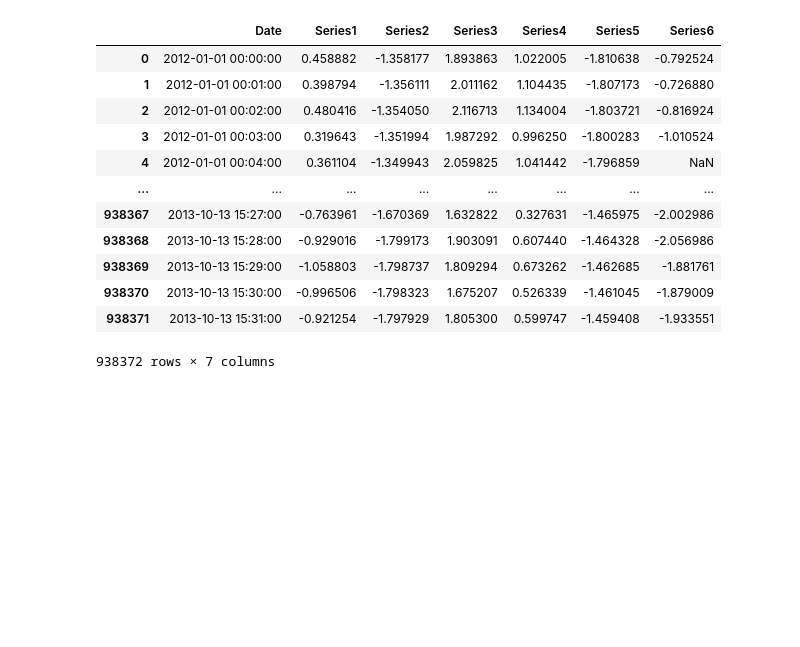
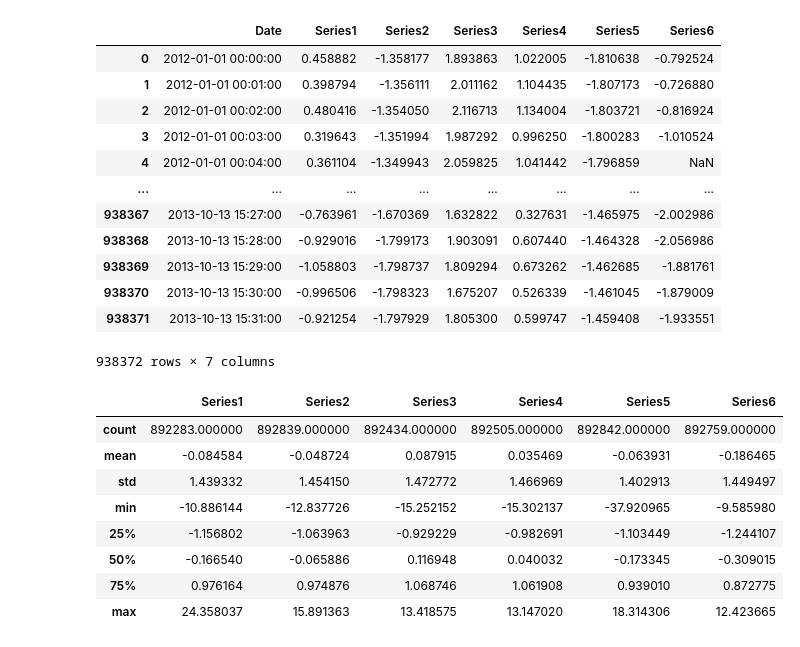
Before and after one commit to yehorkhod/khakatonchiki-time-series, a Jupyter notebook: Main.ipynb, the cells around one changed output. Cells and saved outputs as stored; diff of their text form; code cells hidden in the pictures; blank space fills up the shorter version.

```diff
--- a/Main.ipynb
+++ b/Main.ipynb
@@ -21,3 +23,15 @@ df
 | 938370 | 2013-10-13 15:30:00 | -0.996506 | -1.798323 | 1.675207 | 0.526339 | -1.461045 | -1.879009 |
 | 938371 | 2013-10-13 15:31:00 | -0.921254 | -1.797929 | 1.805300 | 0.599747 | -1.459408 | -1.933551 |
 938372 rows × 7 columns
+# %%
+df.describe()
+# %% [output]
+|  | Series1 | Series2 | Series3 | Series4 | Series5 | Series6 |
+| count | 892283.000000 | 892839.000000 | 892434.000000 | 892505.000000 | 892842.000000 | 892759.000000 |
+| mean | -0.084584 | -0.048724 | 0.087915 | 0.035469 | -0.063931 | -0.186465 |
+| std | 1.439332 | 1.454150 | 1.472772 | 1.466969 | 1.402913 | 1.449497 |
+| min | -10.886144 | -12.837726 | -15.252152 | -15.302137 | -37.920965 | -9.585980 |
+| 25% | -1.156802 | -1.063963 | -0.929229 | -0.982691 | -1.103449 | -1.244107 |
+| 50% | -0.166540 | -0.065886 | 0.116948 | 0.040032 | -0.173345 | -0.309015 |
+| 75% | 0.976164 | 0.974876 | 1.068746 | 1.061908 | 0.939010 | 0.872775 |
+| max | 24.358037 | 15.891363 | 13.418575 | 13.147020 | 18.314306 | 12.423665 |
```
Also changed, not shown: parts of 5 cells of this notebook.
